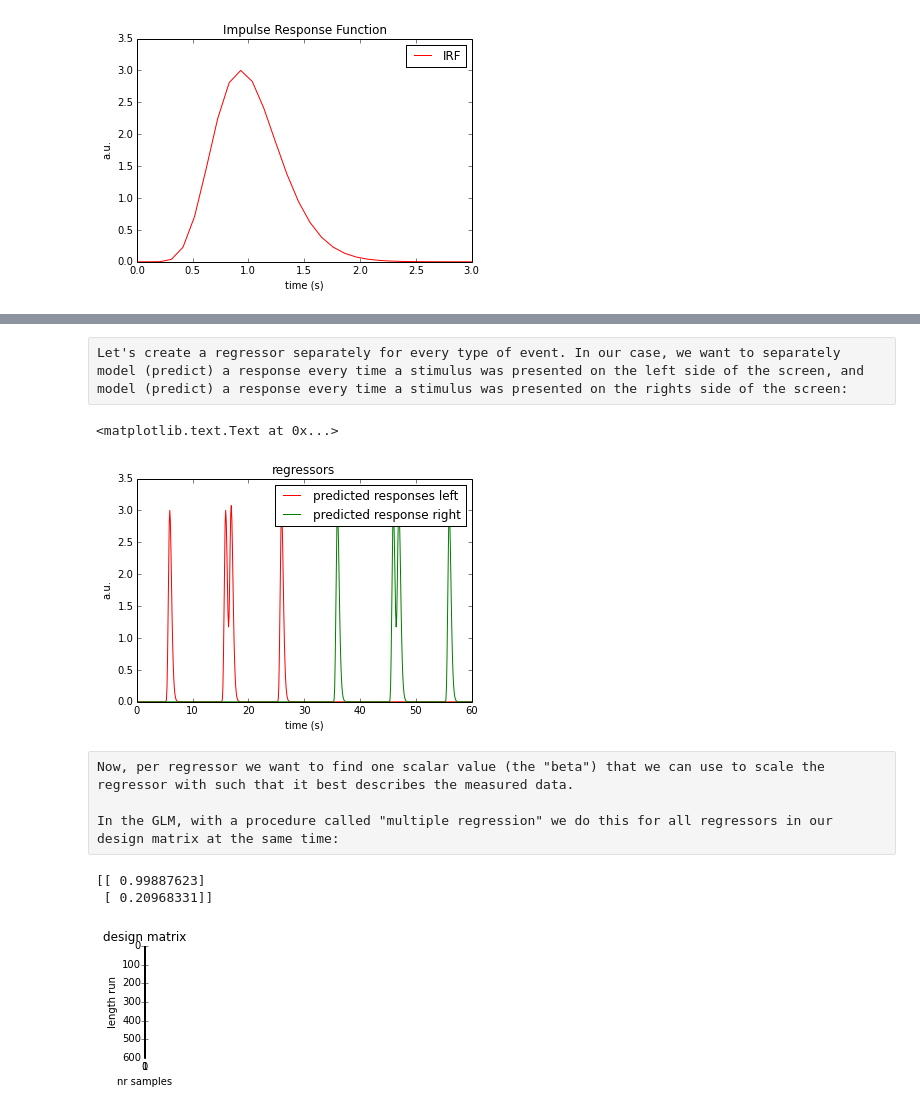
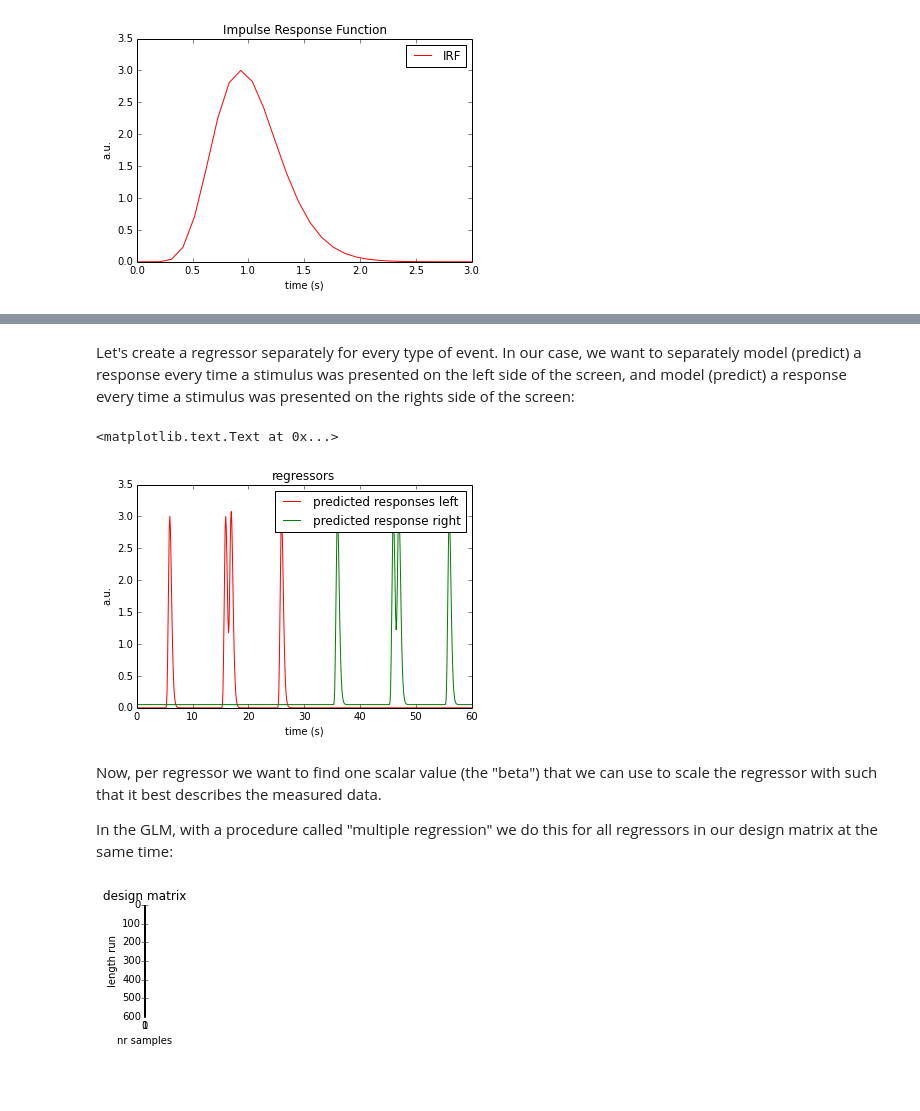
Before and after one commit to jwdegee/IPython-Notebook-Tutorials, a Jupyter notebook: PRF_GLM.ipynb, the cells around one changed output, grey strips where cells are left out. Cells and saved outputs as stored; diff of their text form; code cells hidden in the pictures; blank space fills up the shorter version.

```diff
--- a/PRF_GLM.ipynb
+++ b/PRF_GLM.ipynb
@@ -133,33 +136,33 @@ plt.ylabel('a.u.')
-# %% [raw]
-Let's create a regressor separately for every type of event. In our case, we want to separately model (predict) a response every time a stimulus was presented on the left side of the screen, and model (predict) a response every time a stimulus was presented on the rights side of the screen:
+# %% [markdown]
+Let's create a regressor separately for every type of event. In our case, we want to separately model (predict) a response every time a stimulus was presented on the left side of the screen, and model (predict) a response every time a stimulus was presented on the rights side of the screen:
 # %%
 duration = 60 # in seconds
 times_l = np.array([5,15,16,25])
 times_r = np.array([35,45,46,55])
 regr_l = np.zeros(duration * sample_rate)
 regr_r = np.zeros(duration * sample_rate)
 for i in times_l:
     regr_l[i*sample_rate] = 1
 for i in times_r:
     regr_r[i*sample_rate] = 1
 
 regr_l_convolved = (sp.convolve(regr_l, IRF, 'full'))[:-(IRF.shape[0]-1)]
 regr_r_convolved = (sp.convolve(regr_r, IRF, 'full'))[:-(IRF.shape[0]-1)]
 
 fig = plt.figure()
 plt.plot(timepoints, regr_l_convolved, color='r')
-plt.plot(timepoints, regr_r_convolved, color='g')
+plt.plot(timepoints, regr_r_convolved+0.05, color='g')
 plt.legend(['predicted responses left', 'predicted response right'], loc=1)
 plt.title('regressors')
 plt.xlabel('time (s)')
 plt.ylabel('a.u.')
 # %% [output]
 <matplotlib.text.Text at 0x...>
-[figure, old version]
+[figure, new version]
-# %% [raw]
-Now, per regressor we want to find one scalar value (the "beta") that we can use to scale the regressor with such that it best describes the measured data.
-
-In the GLM, with a procedure called "multiple regression" we do this for all regressors in our design matrix at the same time:
+# %% [markdown]
+Now, per regressor we want to find one scalar value (the "beta") that we can use to scale the regressor with such that it best describes the measured data.
+
+In the GLM, with a procedure called "multiple regression" we do this for all regressors in our design matrix at the same time:
 # %%
 # make design matrix:
 designMatrix = np.vstack((regr_l_convolved, regr_r_convolved))
@@ -172,13 +175,9 @@ plt.title('design matrix')
 plt.xlabel('nr samples')
 plt.ylabel('length run')
 
-# deconvolution:
+# multiple regression:
 designMatrix = np.mat(designMatrix).T
 betas = ((designMatrix.T * designMatrix).I * designMatrix.T) * np.mat(convolved_signal_noise).T
 betas = np.array(betas)
-
-print betas
 # %% [output]
-[[ 0.99887623]
- [ 0.20968331]]
 [figure]
```
Also changed, not shown: parts of 20 cells of this notebook.
